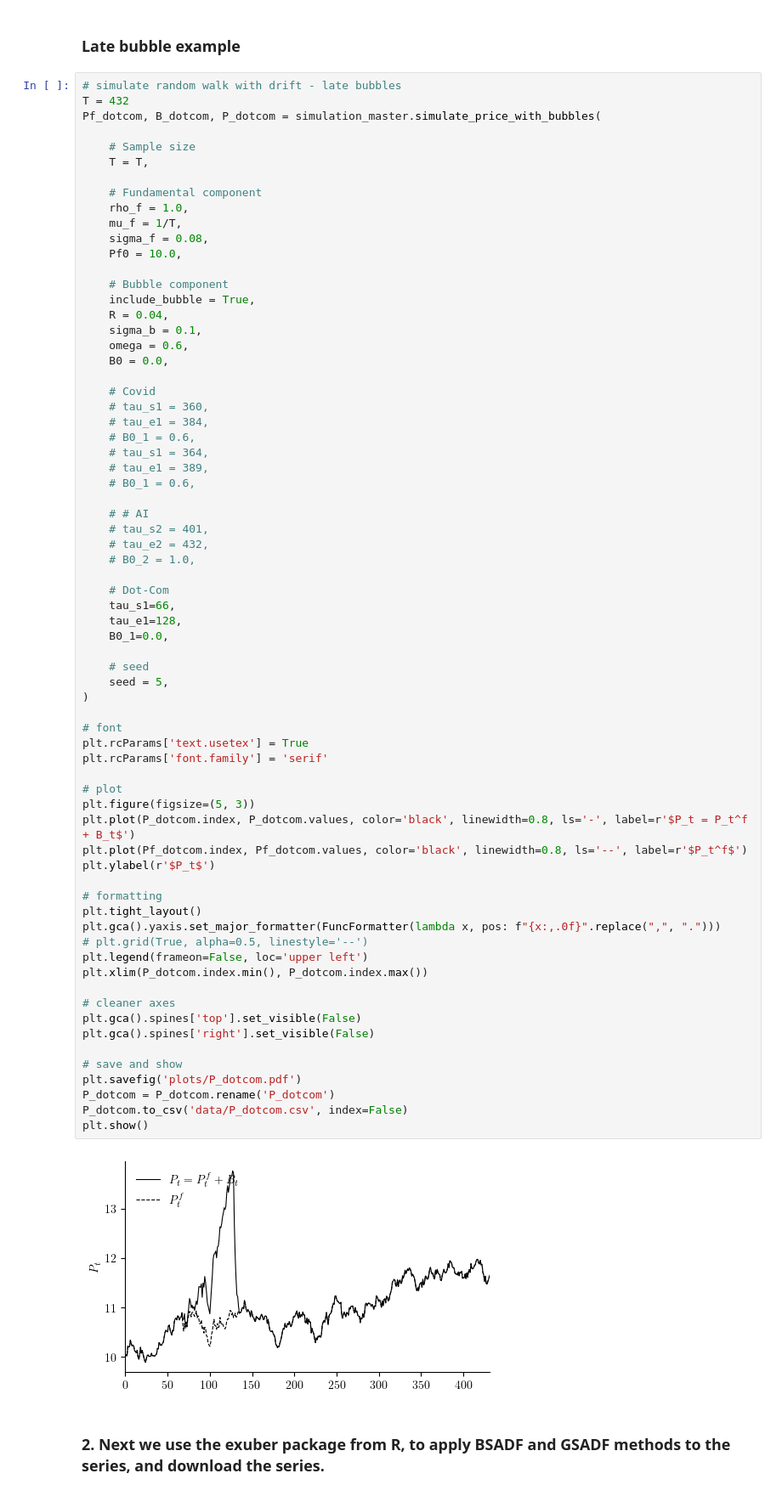
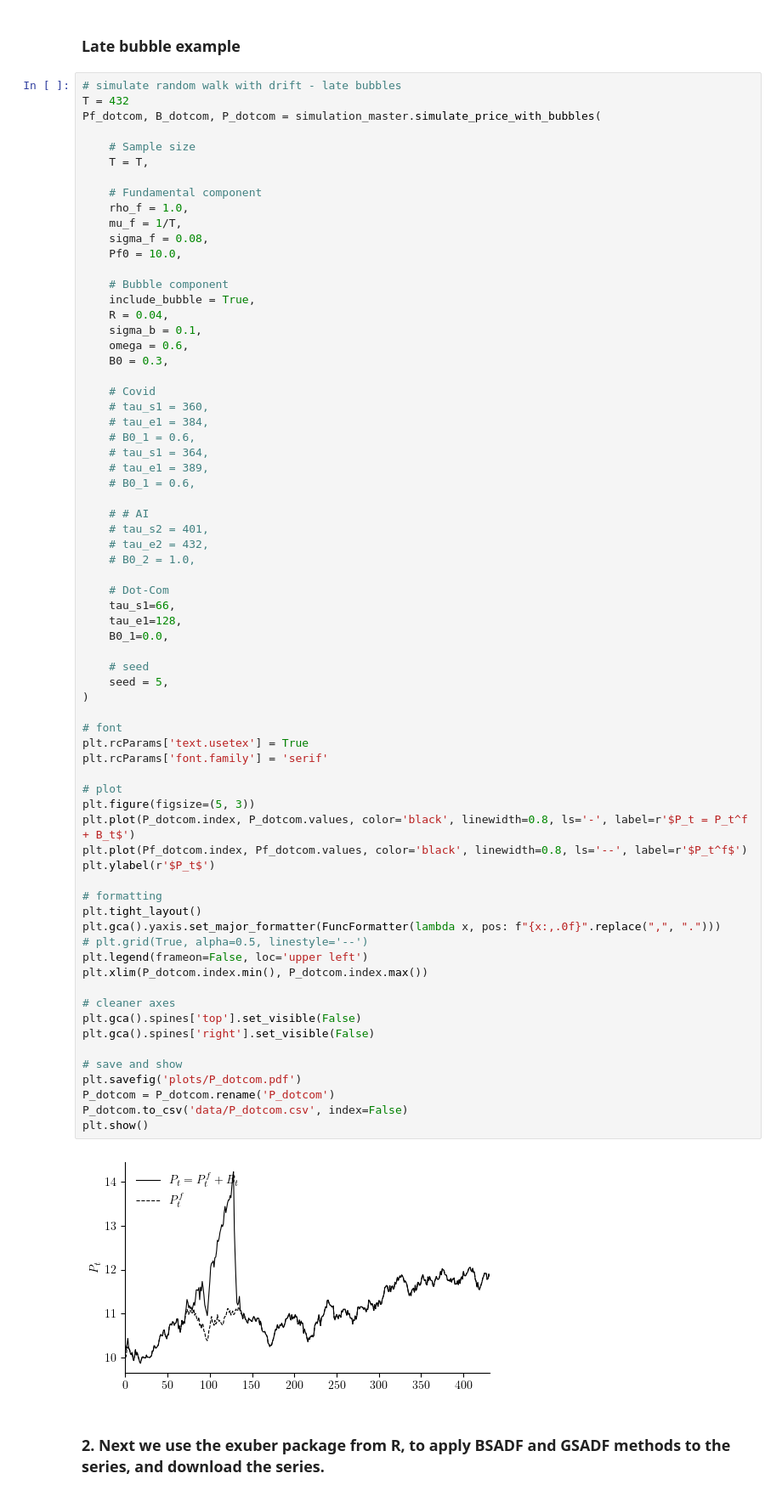
Before and after one commit to emilfriis/Bachelor, a Jupyter notebook: simulation/simulation_dotcom.ipynb, the cells around one changed output. Shown at 85% size. Saved outputs shown, nothing was run; the diff lists cells and outputs as text.

```diff
--- a/simulation/simulation_dotcom.ipynb
+++ b/simulation/simulation_dotcom.ipynb
@@ -65,7 +67,7 @@ Pf_dotcom, B_dotcom, P_dotcom = simulation_master.simulate_price_with_bubbles(
     R = 0.04,
     sigma_b = 0.1,
     omega = 0.6,
-    B0 = 0.0,
+    B0 = 0.3,
 
     # Covid
     # tau_s1 = 360,
@@ -89,34 +91,34 @@ Pf_dotcom, B_dotcom, P_dotcom = simulation_master.simulate_price_with_bubbles(
     seed = 5,
 )
 
 # font
 plt.rcParams['text.usetex'] = True
 plt.rcParams['font.family'] = 'serif'
 
 # plot
 plt.figure(figsize=(5, 3))
 plt.plot(P_dotcom.index, P_dotcom.values, color='black', linewidth=0.8, ls='-', label=r'$P_t = P_t^f + B_t$')
 plt.plot(Pf_dotcom.index, Pf_dotcom.values, color='black', linewidth=0.8, ls='--', label=r'$P_t^f$')
 plt.ylabel(r'$P_t$')
 
 # formatting
 plt.tight_layout()
 plt.gca().yaxis.set_major_formatter(FuncFormatter(lambda x, pos: f"{x:,.0f}".replace(",", ".")))
 # plt.grid(True, alpha=0.5, linestyle='--')
 plt.legend(frameon=False, loc='upper left')
 plt.xlim(P_dotcom.index.min(), P_dotcom.index.max())
 
 # cleaner axes
 plt.gca().spines['top'].set_visible(False)
 plt.gca().spines['right'].set_visible(False)
 
 # save and show
 plt.savefig('plots/P_dotcom.pdf')
 P_dotcom = P_dotcom.rename('P_dotcom')
 P_dotcom.to_csv('data/P_dotcom.csv', index=False)
 plt.show()
 # %% [output]
-[figure, old version]
+[figure, new version]
 # %% [markdown]
 ### 2. Next we use the exuber package from R, to apply BSADF and GSADF methods to the series, and download the series.
 # %%
```
Also changed, not shown: parts of 7 cells of this notebook, 11 other files.
